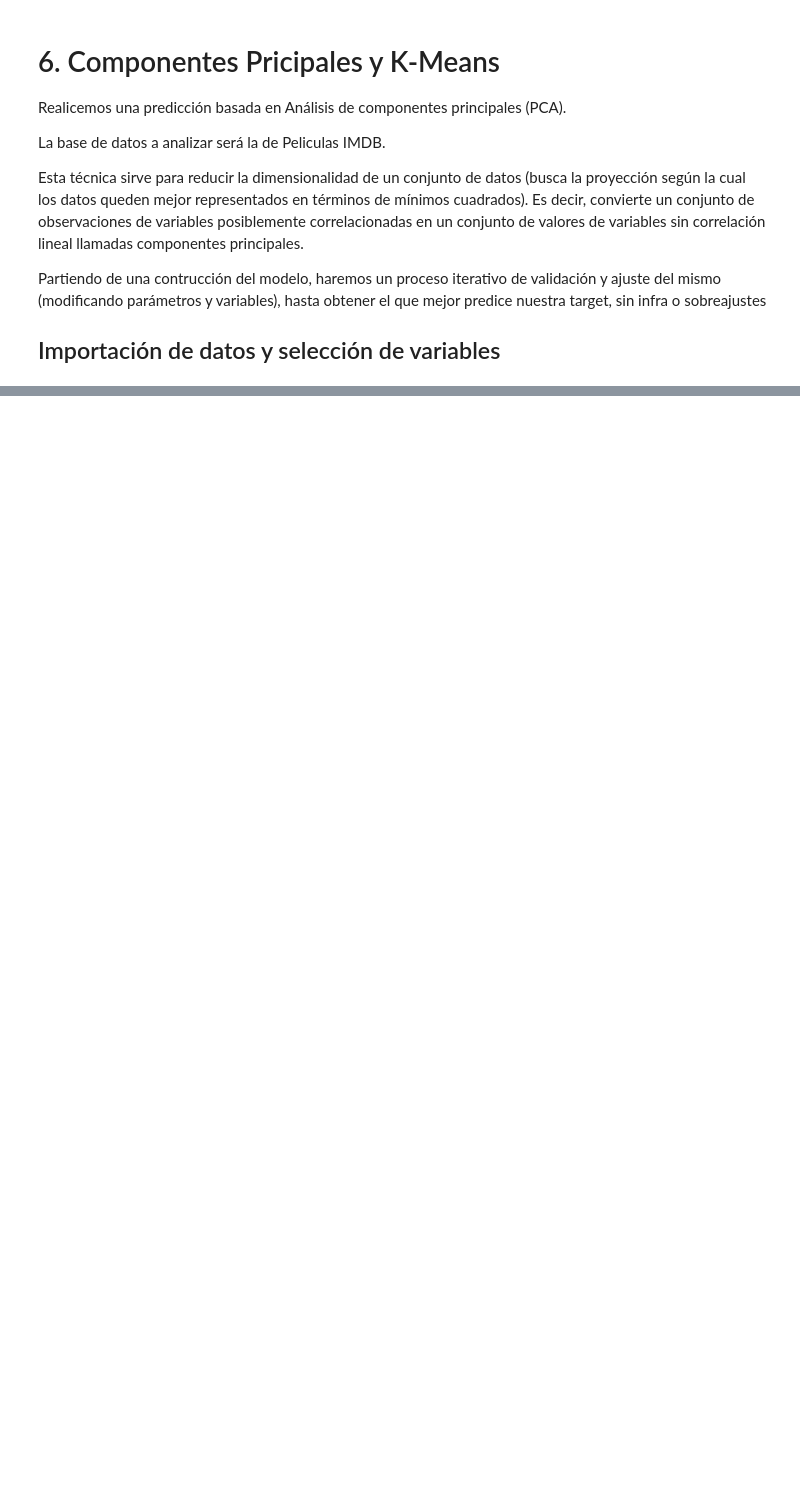
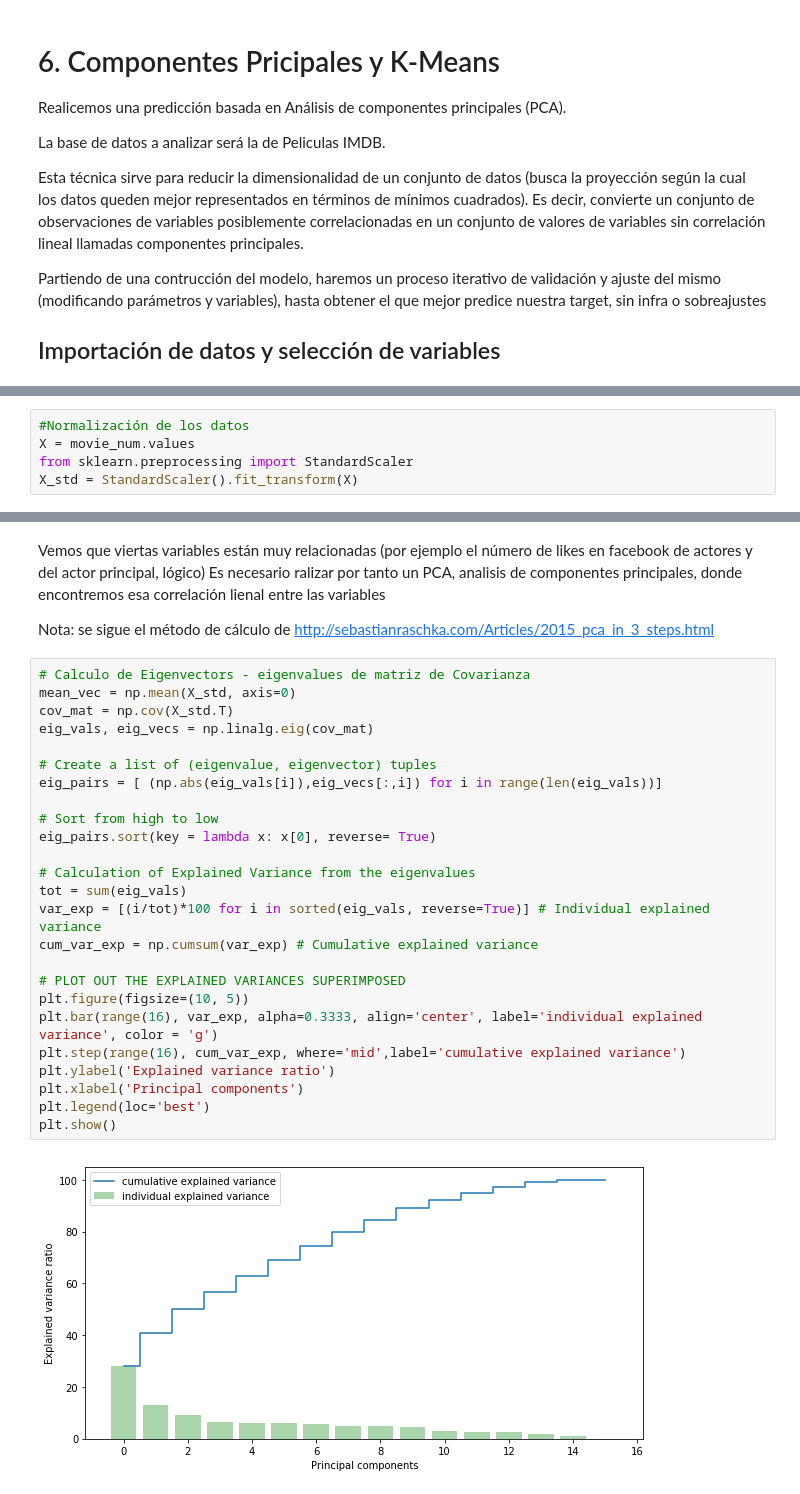
Before and after one commit to mmartglez/python_machine_learning, a Jupyter notebook: 6. Componentes Principales y K-Means.ipynb, the cells around one changed output, grey strips where cells are left out. Saved outputs shown, nothing was run; the diff lists cells and outputs as text; blank space fills up the shorter version.

```diff
--- a/6. Componentes Principales y K-Means.ipynb
+++ b/6. Componentes Principales y K-Means.ipynb
@@ -210,0 +81,5 @@ En efecto, vemos que el error cometido puede ser un poco más grande, pero es pr
+# %%
+#Normalización de los datos
+X = movie_num.values
+from sklearn.preprocessing import StandardScaler
+X_std = StandardScaler().fit_transform(X)
@@ -210,0 +120,32 @@ En efecto, vemos que el error cometido puede ser un poco más grande, pero es pr
+# %% [markdown]
+Vemos que viertas variables están muy relacionadas (por ejemplo el número de likes en facebook de actores y del actor principal, lógico)
+Es necesario ralizar por tanto un PCA, analisis de componentes principales, donde encontremos esa correlación lienal entre las variables
+
+Nota: se sigue el método de cálculo de http://sebastianraschka.com/Articles/2015_pca_in_3_steps.html
+# %%
+# Calculo de Eigenvectors - eigenvalues de matriz de Covarianza
+mean_vec = np.mean(X_std, axis=0)
+cov_mat = np.cov(X_std.T)
+eig_vals, eig_vecs = np.linalg.eig(cov_mat)
+
+# Create a list of (eigenvalue, eigenvector) tuples
+eig_pairs = [ (np.abs(eig_vals[i]),eig_vecs[:,i]) for i in range(len(eig_vals))]
+
+# Sort from high to low
+eig_pairs.sort(key = lambda x: x[0], reverse= True)
+
+# Calculation of Explained Variance from the eigenvalues
+tot = sum(eig_vals)
+var_exp = [(i/tot)*100 for i in sorted(eig_vals, reverse=True)] # Individual explained variance
+cum_var_exp = np.cumsum(var_exp) # Cumulative explained variance
+
+# PLOT OUT THE EXPLAINED VARIANCES SUPERIMPOSED
+plt.figure(figsize=(10, 5))
+plt.bar(range(16), var_exp, alpha=0.3333, align='center', label='individual explained variance', color = 'g')
+plt.step(range(16), cum_var_exp, where='mid',label='cumulative explained variance')
+plt.ylabel('Explained variance ratio')
+plt.xlabel('Principal components')
+plt.legend(loc='best')
+plt.show()
+# %% [output]
+[figure, added]
```
Also changed, not shown: parts of 37 cells of this notebook, 5 other files.
